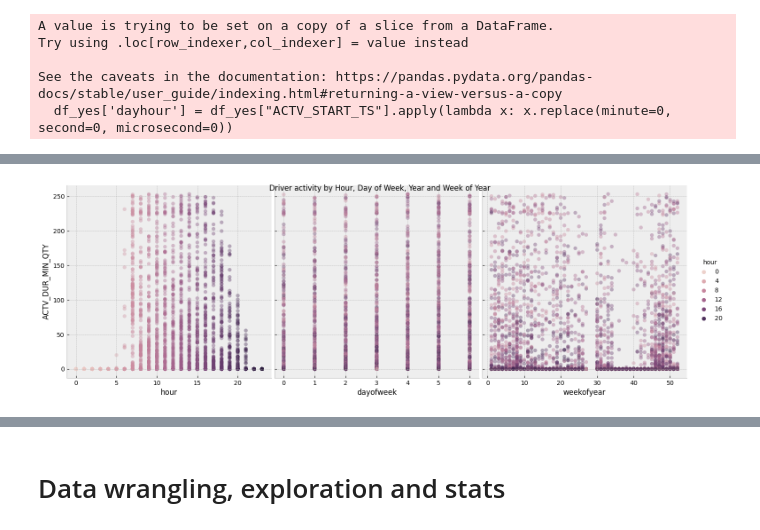
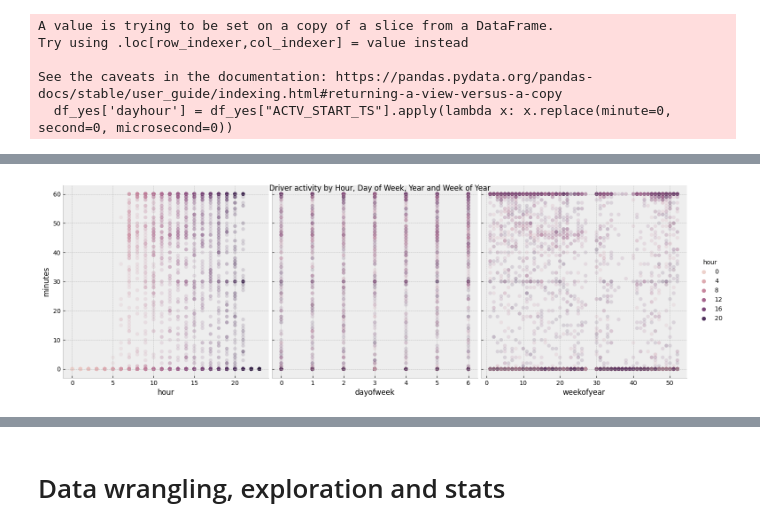
Before and after one commit to yashaswiwal/driver_availability, a Jupyter notebook: driver_availability_EDA.ipynb, the cells around one changed output, grey strips where cells are left out. Drawn from its saved outputs; the diff is of its cells as text; code cells hidden in the pictures.

```diff
--- a/driver_availability_EDA.ipynb
+++ b/driver_availability_EDA.ipynb
@@ -88,0 +132,3 @@ ts = ts.set_index(["dayhour"],drop=True)
+# %%
+ts['ACTV_START_TS'] = ts["ACTV_START_TS"].apply(lambda x: x.replace(second=0, microsecond=0))
+ts['ACTL_ACTV_END_TS'] = ts["ACTL_ACTV_END_TS"].apply(lambda x: x.replace(second=0, microsecond=0))
@@ -89,3 +151,25 @@ ts = ts.set_index(["dayhour"],drop=True)
+# %%
+def create_final_data(df):
+    df['minutes'] = (df['ACTL_ACTV_END_TS'] - df['ACTV_START_TS']).dt.total_seconds()/60
+    df = df[df['minutes']>0].reset_index(drop=True)
+    # create an IntervalIndex which we can set as the axis (needed for re-indexing).
+    # subtract one minute from end_time so that the minute of the termination is excluded.
+    iv_idx = pd.IntervalIndex.from_arrays(df['ACTV_START_TS'],
+                                          df['ACTL_ACTV_END_TS']-pd.Timedelta(minutes=1),
+                                          closed='both')
+    # create a new index with the extended frequency:
+    new_idx = pd.date_range(df['ACTV_START_TS'].min(), df['ACTL_ACTV_END_TS'].max(), freq='min')
+    # set the new index to get the extended frequency;
+    # all minutes will have the value of the whole interval
+    result = df['minutes'].set_axis(iv_idx).reindex(new_idx)
+    # we can now calculate the duration per hour by resampling and summing the
+    # boolean representation of the duration (1/0):
+    result= result.fillna(0).astype(int).astype(bool).resample('H').sum()
+    result.index.name = 'start_hour'
+    return result
+# %%
+re = create_final_data(ts)
+re = pd.DataFrame(re)
 # %%
 def create_features(df, label=None):
     """
@@ -109,7 +193,7 @@ def create_features(df, label=None):
         return X, y
     return X
 
-X, y = create_features(ts, label='ACTV_DUR_MIN_QTY')
+X, y = create_features(re, label='minutes')
 
-features_and_target = pd.concat([X, y], axis=1)
+ft = pd.concat([X, y], axis=1)
 # %%
@@ -125,17 +209,17 @@ features_and_target.head()
 # %%
-g = sns.pairplot(features_and_target,
+g = sns.pairplot(ft,
              hue='hour',
              x_vars=['hour','dayofweek',
                      'weekofyear'],
-             y_vars='ACTV_DUR_MIN_QTY',
+             y_vars='minutes',
              height=5,
              plot_kws={'alpha':0.15, 'linewidth':0}
             )
 
 plt.suptitle('Driver activity by Hour, Day of Week, Year and Week of Year')
 plt.show()
 # %% [output]
-[figure, old version]
+[figure, new version]
 # %%
 def slot_calc(hour):
 
```
Also changed, not shown: parts of 27 cells of this notebook.
